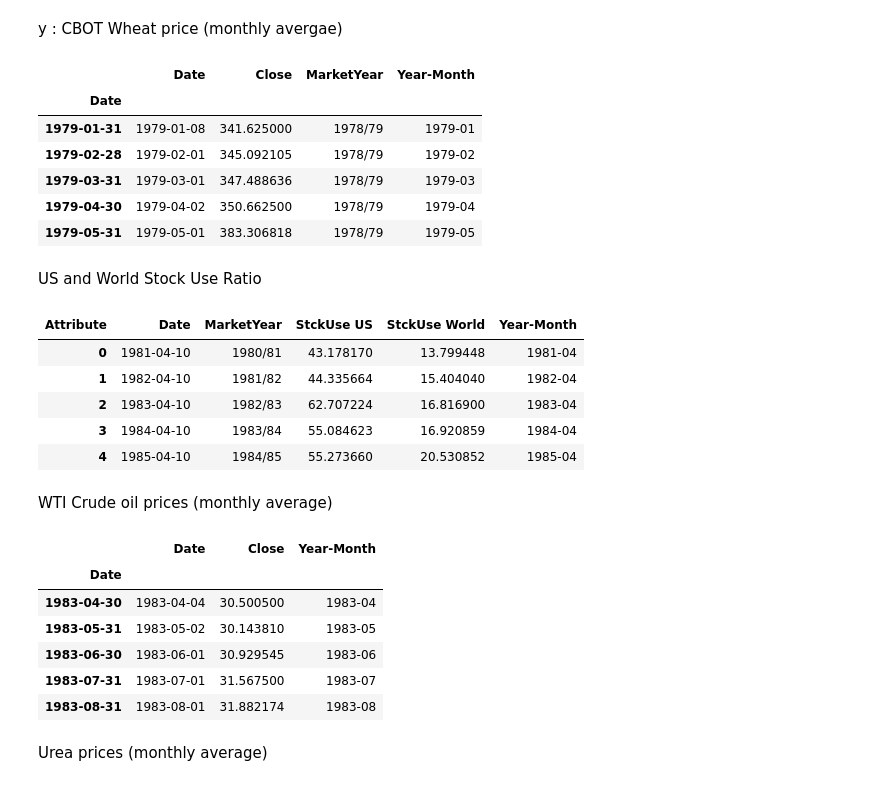
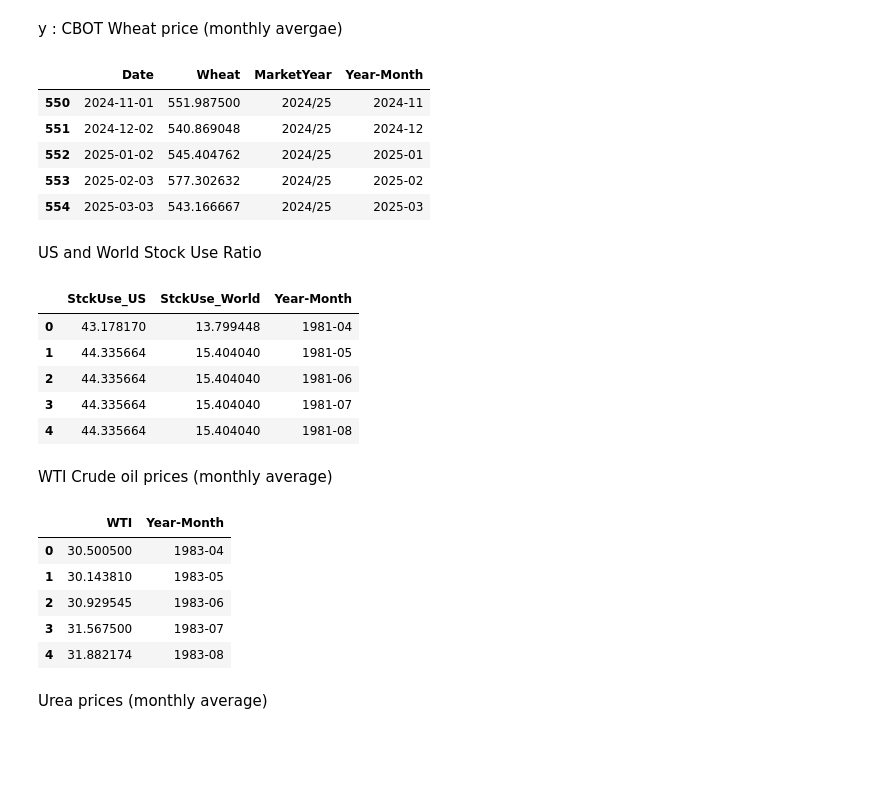
Before and after one commit to aleexv6/WheatPriceModel, a Jupyter notebook: dataset.ipynb, the cells around one changed output. Saved outputs shown, nothing was run; the diff lists cells and outputs as text; code cells hidden in the pictures; blank space fills up the shorter version.

```diff
--- a/dataset.ipynb
+++ b/dataset.ipynb
@@ -29,19 +41,19 @@ y : CBOT Wheat price (monthly avergae)
 # %%
 zw_monthly_average = zw_continuous[zw_continuous["Year-Month"] != "2025-04"].resample("ME", on="Date").agg({
     "Date": "first",
     "Close": "mean",
     "MarketYear": "first",
     "Year-Month": "first"
 })
-zw_monthly_average.head()
+zw_monthly_average = zw_monthly_average.rename(columns={"Close": "Wheat"}).reset_index(drop=True)
+zw_monthly_average.tail()
 # %% [output]
-|  | Date | Close | MarketYear | Year-Month |
-| Date |  |  |  |  |
-| 1979-01-31 | 1979-01-08 | 341.625000 | 1978/79 | 1979-01 |
-| 1979-02-28 | 1979-02-01 | 345.092105 | 1978/79 | 1979-02 |
-| 1979-03-31 | 1979-03-01 | 347.488636 | 1978/79 | 1979-03 |
-| 1979-04-30 | 1979-04-02 | 350.662500 | 1978/79 | 1979-04 |
-| 1979-05-31 | 1979-05-01 | 383.306818 | 1978/79 | 1979-05 |
+|  | Date | Wheat | MarketYear | Year-Month |
+| 550 | 2024-11-01 | 551.987500 | 2024/25 | 2024-11 |
+| 551 | 2024-12-02 | 540.869048 | 2024/25 | 2024-12 |
+| 552 | 2025-01-02 | 545.404762 | 2024/25 | 2025-01 |
+| 553 | 2025-02-03 | 577.302632 | 2024/25 | 2025-02 |
+| 554 | 2025-03-03 | 543.166667 | 2024/25 | 2025-03 |
 # %% [markdown]
 US and World Stock Use Ratio
 # %%
@@ -58,17 +70,17 @@ old_usda_report = pd.read_csv("files/old_yearly_usda_wheat_report.txt")
 #perform transformation for manipulation
 usda_df = usda_df.rename(columns={"ReleaseDate": "Date"})
 usda_df["Date"] = pd.to_datetime(usda_df["Date"])
-usda_df["Year-Month"] = usda_df["Date"].dt.to_period("M")
 usda_df["ReleaseDateMY"] = usda_df.apply(get_market_year, axis=1)
 usda_df = usda_df[usda_df["Commodity"] == "Wheat"]
 
 #same for stock to use needed values
-usda_wheat_stckuse = usda_df[(usda_df["Attribute"].isin(["Domestic Total", "Exports", "Ending Stocks"])) & (usda_df["ReportTitle"] == "World Wheat Supply and Use") & (usda_df["ProjEstFlag"].isna())][["Date", "Region", "MarketYear", "Attribute", "Value", "Year-Month", "ProjEstFlag"]].reset_index(drop=True)
-usda_wheat_stckuse["Year-Month"] = (usda_wheat_stckuse["Date"] - pd.DateOffset(years=2)).dt.to_period("M")
-usda_wheat_stckuse["Date"] = usda_wheat_stckuse["Date"] - pd.DateOffset(years=2)
+usda_wheat_stckuse = usda_df[(usda_df["Attribute"].isin(["Domestic Total", "Exports", "Ending Stocks"])) & (usda_df["ReportTitle"] == "World Wheat Supply and Use")][["Date", "Region", "MarketYear", "Attribute", "Value", "ProjEstFlag"]].reset_index(drop=True)
+
+#fill na values of proj est flag to current : pivot remove NaN values
+usda_wheat_stckuse["ProjEstFlag"] = usda_wheat_stckuse["ProjEstFlag"].fillna("Curr.")
 
 #pivot data and filter on region
-usda_wheat_stckuse = usda_wheat_stckuse.pivot_table(index=['Date', 'Region', 'MarketYear', 'Year-Month'],
+usda_wheat_stckuse = usda_wheat_stckuse.pivot_table(index=['Date', 'Region', 'MarketYear', 'ProjEstFlag'],
                            columns='Attribute',
                            values='Value').reset_index()
 us_wheat_stckuse = usda_wheat_stckuse[usda_wheat_stckuse["Region"] == "United States"]
@@ -82,7 +94,10 @@ old_world_wheat_stckuse = old_usda_report[old_usda_report["Region"] == "World"]
 
 #groupby market year to get only the last market year numbers
 us_last_wheat_stckuse = us_wheat_stckuse.groupby("MarketYear").last().reset_index()
+us_last_wheat_stckuse["Date"] = us_last_wheat_stckuse.apply(real_year_projestflag, axis=1)
+
 world_last_wheat_stckuse = world_wheat_stckuse.groupby("MarketYear").last().reset_index()
+world_last_wheat_stckuse["Date"] = world_last_wheat_stckuse.apply(real_year_projestflag, axis=1)
 
 #concat old and new dataset
 us_last_wheat_stckuse = pd.concat([old_us_wheat_stckuse, us_last_wheat_stckuse])
@@ -102,20 +117,26 @@ world_last_wheat_stckuse["StckUse"] = (world_last_wheat_stckuse["Ending Stocks"]
 #merge dfs, rename field and keep wanted data
 stck_to_use = pd.merge(us_last_wheat_stckuse, world_last_wheat_stckuse, on=["MarketYear", "Date"], how="inner")
 stck_to_use = stck_to_use.rename(columns={
-    "StckUse_x": "StckUse US",
-    "StckUse_y": "StckUse World",
+    "StckUse_x": "StckUse_US",
+    "StckUse_y": "StckUse_World",
 })
-stck_to_use = stck_to_use[["Date", "MarketYear", "StckUse US", "StckUse World"]]
 stck_to_use["Year-Month"] = stck_to_use["Date"].dt.to_period("M")
+stck_to_use = stck_to_use[["StckUse_US", "StckUse_World", "Year-Month"]]
+
+stck_to_use_monthly = pd.DataFrame(index=pd.Index(pd.date_range(start='4/1/1981', end=datetime.today().strftime("%m/%d/%Y"), freq='ME'), name="Date")).reset_index()
+stck_to_use_monthly["Year-Month"] = stck_to_use_monthly["Date"].dt.to_period("M")
+
+stck_to_use_monthly = pd.merge(stck_to_use_monthly, stck_to_use, on="Year-Month", how="outer")
+stck_to_use_monthly = stck_to_use_monthly.bfill()
+stck_to_use_monthly = stck_to_use_monthly[["StckUse_US", "StckUse_World", "Year-Month"]]
+stck_to_use_monthly.head()
+# %% [output]
+|  | StckUse_US | StckUse_World | Year-Month |
+| 0 | 43.178170 | 13.799448 | 1981-04 |
+| 1 | 44.335664 | 15.404040 | 1981-05 |
+| 2 | 44.335664 | 15.404040 | 1981-06 |
+| 3 | 44.335664 | 15.404040 | 1981-07 |
+| 4 | 44.335664 | 15.404040 | 1981-08 |
-# %%
-stck_to_use.head()
-# %% [output]
-| Attribute | Date | MarketYear | StckUse US | StckUse World | Year-Month |
-| 0 | 1981-04-10 | 1980/81 | 43.178170 | 13.799448 | 1981-04 |
-| 1 | 1982-04-10 | 1981/82 | 44.335664 | 15.404040 | 1982-04 |
-| 2 | 1983-04-10 | 1982/83 | 62.707224 | 16.816900 | 1983-04 |
-| 3 | 1984-04-10 | 1983/84 | 55.084623 | 16.920859 | 1984-04 |
-| 4 | 1985-04-10 | 1984/85 | 55.273660 | 20.530852 | 1985-04 |
 # %% [markdown]
 WTI Crude oil prices (monthly average)
 # %%
@@ -128,15 +149,15 @@ cl_monthly_mean = cl.resample("ME", on="Date").agg({
     "Year-Month": "first"
 })
 cl_monthly_mean = cl_monthly_mean[1:-1]
+cl_monthly_mean = cl_monthly_mean.rename(columns={"Close": "WTI"}).reset_index(drop=True)[["WTI", "Year-Month"]]
 cl_monthly_mean.head()
 # %% [output]
-|  | Date | Close | Year-Month |
-| Date |  |  |  |
-| 1983-04-30 | 1983-04-04 | 30.500500 | 1983-04 |
-| 1983-05-31 | 1983-05-02 | 30.143810 | 1983-05 |
-| 1983-06-30 | 1983-06-01 | 30.929545 | 1983-06 |
-| 1983-07-31 | 1983-07-01 | 31.567500 | 1983-07 |
-| 1983-08-31 | 1983-08-01 | 31.882174 | 1983-08 |
+|  | WTI | Year-Month |
+| 0 | 30.500500 | 1983-04 |
+| 1 | 30.143810 | 1983-05 |
+| 2 | 30.929545 | 1983-06 |
+| 3 | 31.567500 | 1983-07 |
+| 4 | 31.882174 | 1983-08 |
 # %% [markdown]
 Urea prices (monthly average)
 # %%
```
Also changed, not shown: parts of 14 cells of this notebook, 1 other file.
